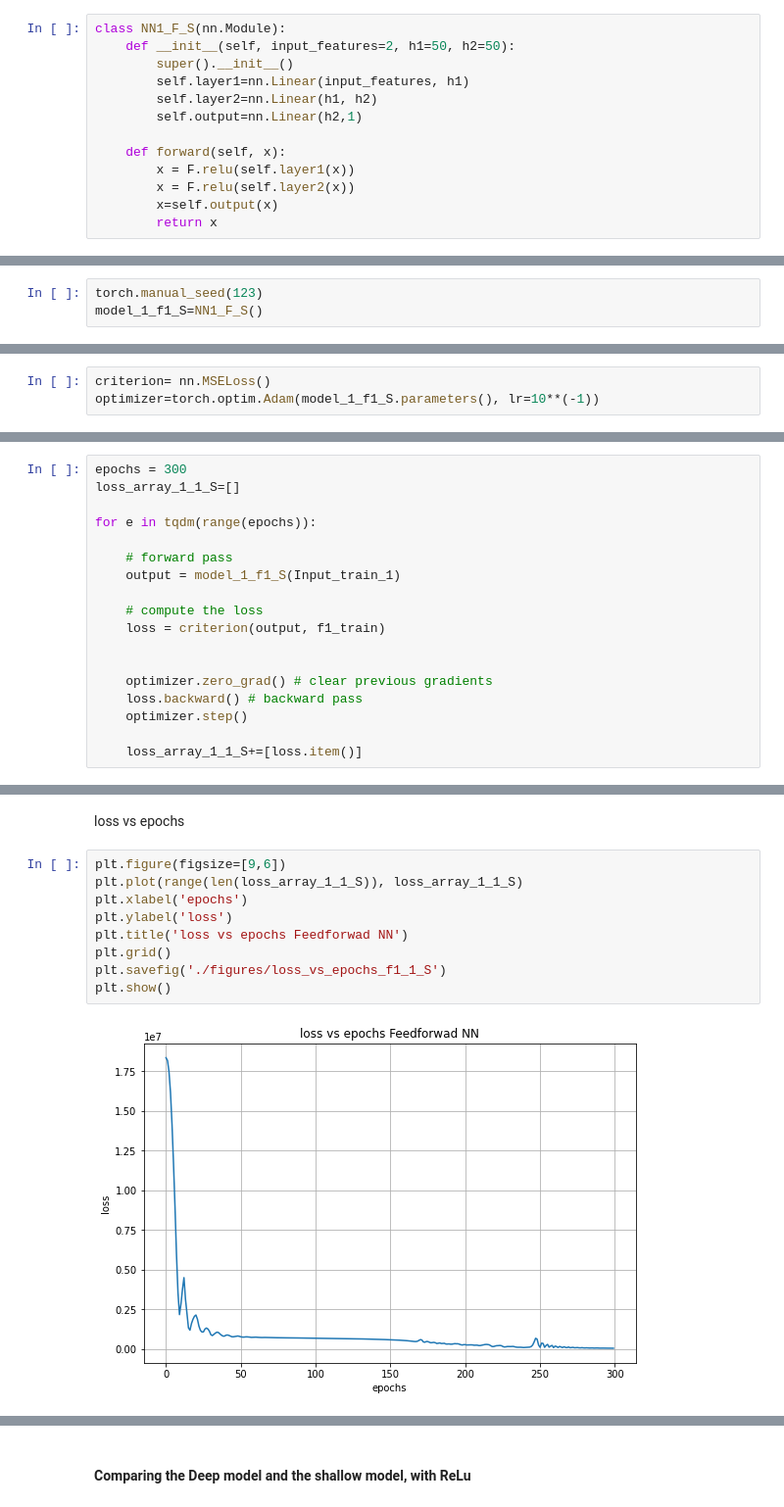
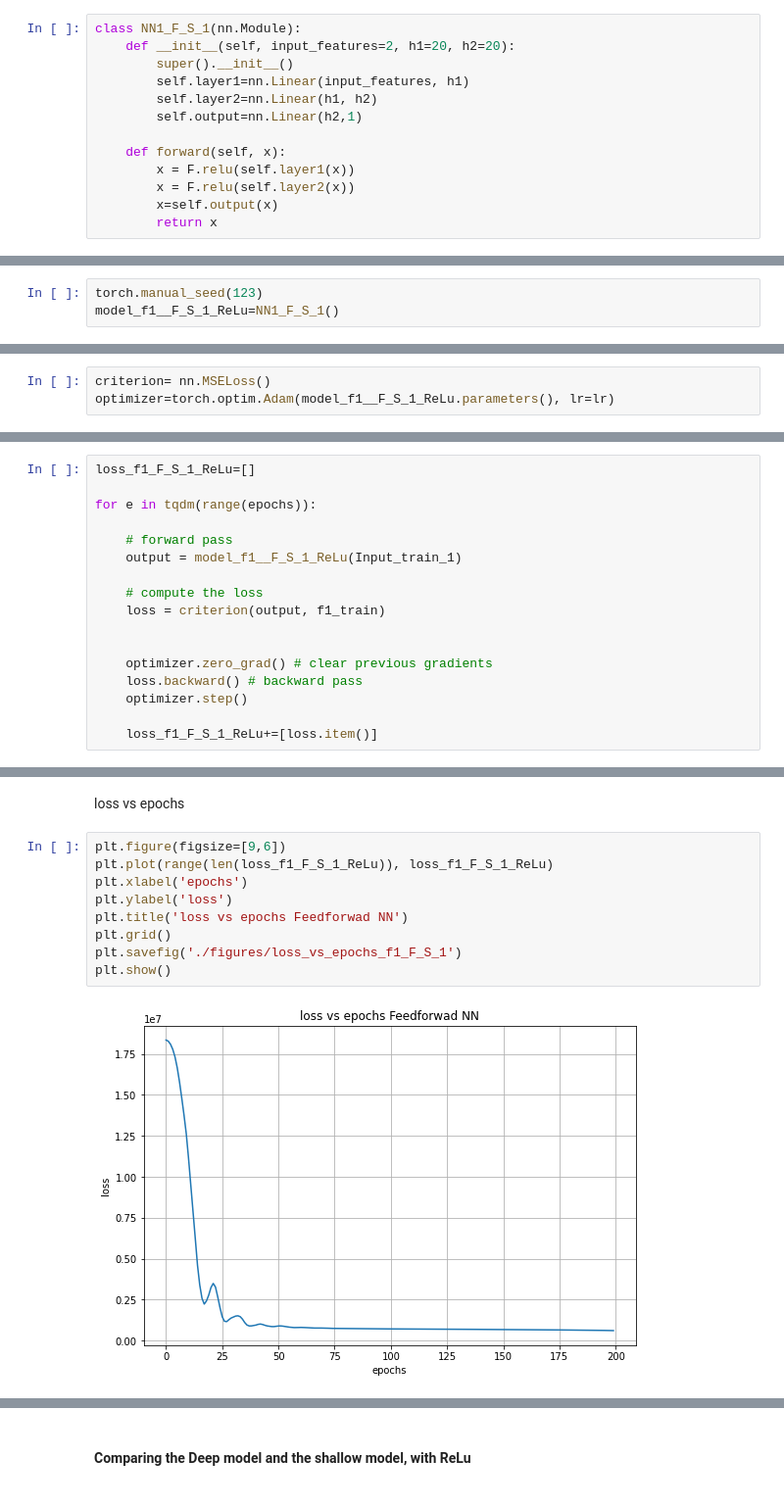
Before and after one commit to cheikh42/functionapproximation, a Jupyter notebook: noteboook.ipynb, the cells around one changed output, grey strips where cells are left out. Shown at 98% size. Cells and saved outputs as stored; diff of their text form.

```diff
--- a/noteboook.ipynb
+++ b/noteboook.ipynb
@@ -688,6 +474,6 @@ We choose an architecture where we have 2 hidden layer. Each having 50 neurons.
 # %%
-class NN1_F_S(nn.Module):
-    def __init__(self, input_features=2, h1=50, h2=50):
+class NN1_F_S_1(nn.Module):
+    def __init__(self, input_features=2, h1=20, h2=20):
         super().__init__()
         self.layer1=nn.Linear(input_features, h1)
         self.layer2=nn.Linear(h1, h2)
@@ -703,4 +489,4 @@ class NN1_F_S(nn.Module):
 # %%
 torch.manual_seed(123)
-model_1_f1_S=NN1_F_S()
+model_f1__F_S_1_ReLu=NN1_F_S_1()
 # %% [markdown]
@@ -708,4 +494,4 @@ model_1_f1_S=NN1_F_S()
 # %%
 criterion= nn.MSELoss()
-optimizer=torch.optim.Adam(model_1_f1_S.parameters(), lr=10**(-1))
+optimizer=torch.optim.Adam(model_f1__F_S_1_ReLu.parameters(), lr=lr)
 # %% [markdown]
@@ -713,11 +499,10 @@ optimizer=torch.optim.Adam(model_1_f1_S.parameters(), lr=10**(-1))
 # %%
-epochs = 300
-loss_array_1_1_S=[]
+loss_f1_F_S_1_ReLu=[]
 
 for e in tqdm(range(epochs)):
 
     # forward pass
-    output = model_1_f1_S(Input_train_1)
+    output = model_f1__F_S_1_ReLu(Input_train_1)
 
     # compute the loss
     loss = criterion(output, f1_train)
@@ -727,5 +512,5 @@ for e in tqdm(range(epochs)):
     loss.backward() # backward pass
     optimizer.step()
 
-    loss_array_1_1_S+=[loss.item()]
+    loss_f1_F_S_1_ReLu+=[loss.item()]
 # %% [markdown]
@@ -734,12 +519,12 @@ for e in tqdm(range(epochs)):
 loss vs epochs
 # %%
 plt.figure(figsize=[9,6])
-plt.plot(range(len(loss_array_1_1_S)), loss_array_1_1_S)
+plt.plot(range(len(loss_f1_F_S_1_ReLu)), loss_f1_F_S_1_ReLu)
 plt.xlabel('epochs')
 plt.ylabel('loss')
 plt.title('loss vs epochs Feedforwad NN')
 plt.grid()
-plt.savefig('./figures/loss_vs_epochs_f1_1_S')
+plt.savefig('./figures/loss_vs_epochs_f1_F_S_1')
 plt.show()
 # %% [output]
-[figure, old version]
+[figure, new version]
```
Also changed, not shown: parts of 120 cells of this notebook, 19 other files.
